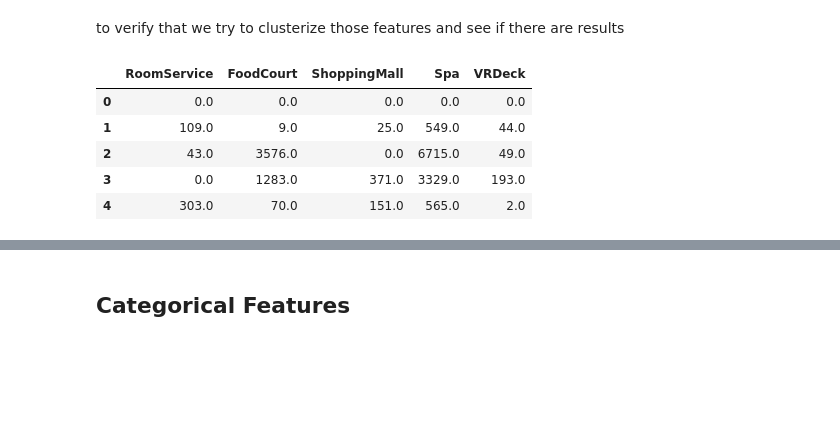
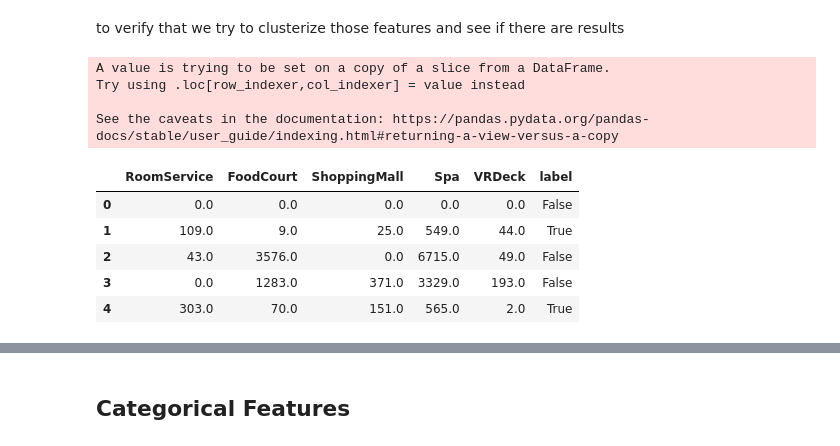
Before and after one commit to Fabiocufino/DataMining-Project, a Jupyter notebook: Project.ipynb, the cells around one changed output, grey strips where cells are left out. Saved outputs shown, nothing was run; the diff lists cells and outputs as text; code cells hidden in the pictures; blank space fills up the shorter version.

```diff
--- a/Project.ipynb
+++ b/Project.ipynb
@@ -156,11 +180,16 @@ to verify that we try to clusterize those features and see if there are results
 services_features =['RoomService', 'FoodCourt', 'ShoppingMall', 'Spa', 'VRDeck']
 # %%
 services = data[services_features]
+services['label'] = data['Transported']
 services.head()
 # %% [output]
+A value is trying to be set on a copy of a slice from a DataFrame.
+Try using .loc[row_indexer,col_indexer] = value instead
+
+See the caveats in the documentation: https://pandas.pydata.org/pandas-docs/stable/user_guide/indexing.html#returning-a-view-versus-a-copy
-|  | RoomService | FoodCourt | ShoppingMall | Spa | VRDeck |
-| 0 | 0.0 | 0.0 | 0.0 | 0.0 | 0.0 |
-| 1 | 109.0 | 9.0 | 25.0 | 549.0 | 44.0 |
-| 2 | 43.0 | 3576.0 | 0.0 | 6715.0 | 49.0 |
-| 3 | 0.0 | 1283.0 | 371.0 | 3329.0 | 193.0 |
-| 4 | 303.0 | 70.0 | 151.0 | 565.0 | 2.0 |
+|  | RoomService | FoodCourt | ShoppingMall | Spa | VRDeck | label |
+| 0 | 0.0 | 0.0 | 0.0 | 0.0 | 0.0 | False |
+| 1 | 109.0 | 9.0 | 25.0 | 549.0 | 44.0 | True |
+| 2 | 43.0 | 3576.0 | 0.0 | 6715.0 | 49.0 | False |
+| 3 | 0.0 | 1283.0 | 371.0 | 3329.0 | 193.0 | False |
+| 4 | 303.0 | 70.0 | 151.0 | 565.0 | 2.0 | True |
```
Also changed, not shown: parts of 15 cells of this notebook, 1 other file.
